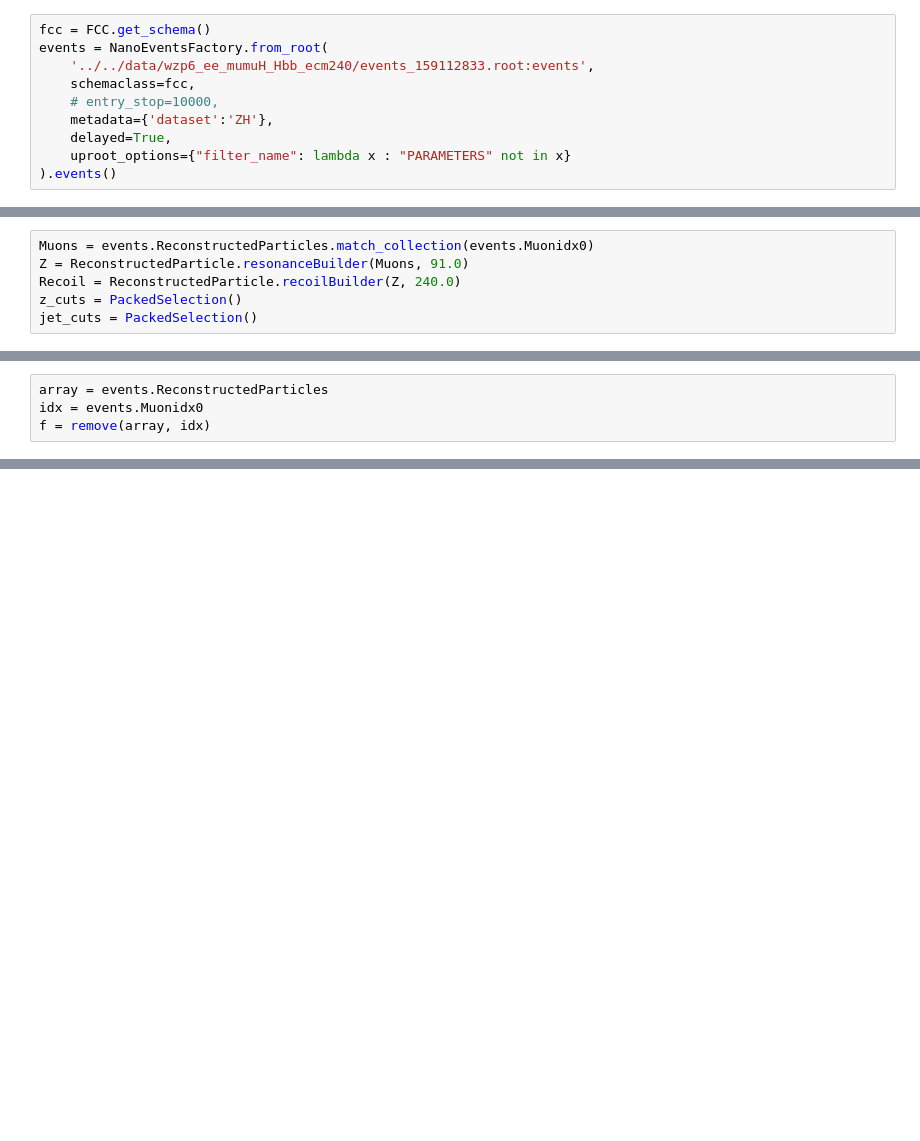
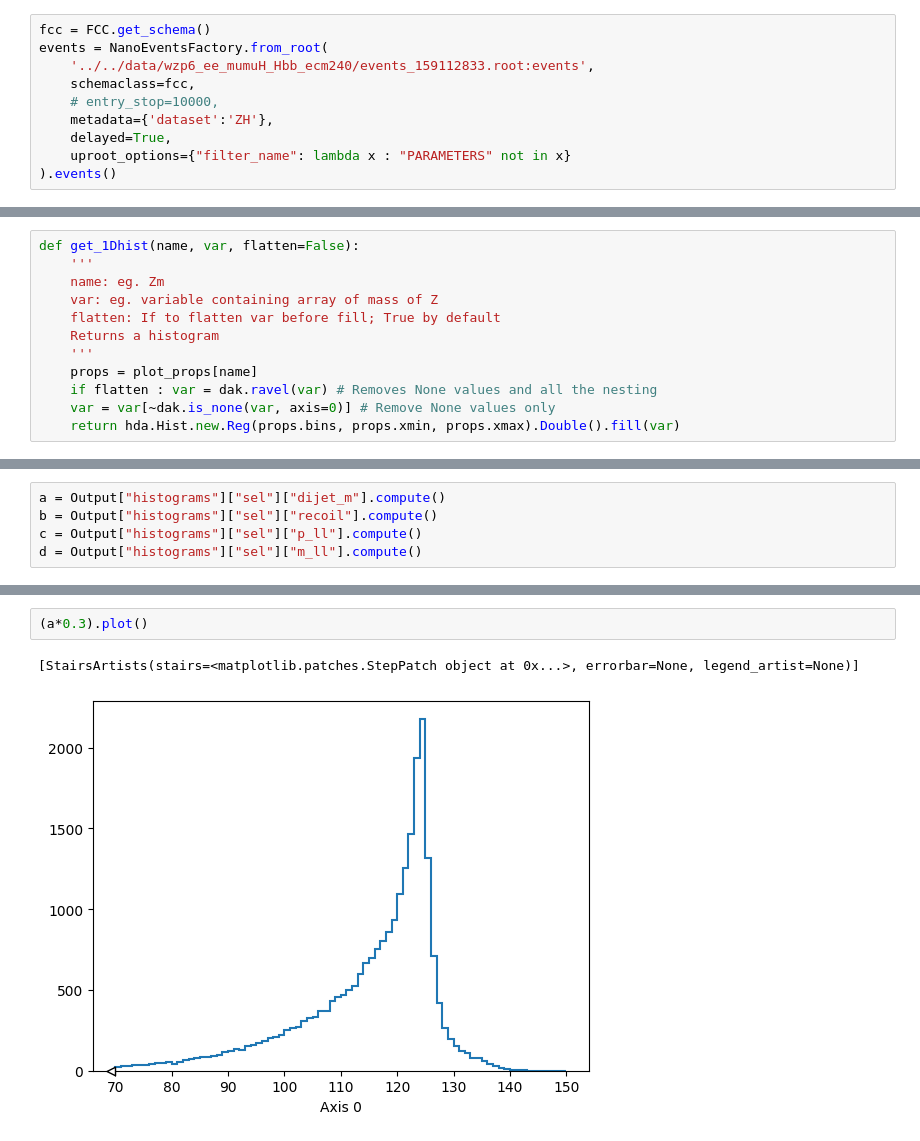
Before and after one commit to prayagyadav/coffea-fcc-analyses, a Jupyter notebook: development/jetclustering/Playground.ipynb, the cells around one changed output, grey strips where cells are left out. Saved outputs shown, nothing was run; the diff lists cells and outputs as text; blank space fills up the shorter version.

```diff
--- a/development/jetclustering/Playground.ipynb
+++ b/development/jetclustering/Playground.ipynb
@@ -78,6 +48,0 @@ events = NanoEventsFactory.from_root(
-# %%
-Muons = events.ReconstructedParticles.match_collection(events.Muonidx0)
-Z = ReconstructedParticle.resonanceBuilder(Muons, 91.0)
-Recoil = ReconstructedParticle.recoilBuilder(Z, 240.0)
-z_cuts = PackedSelection()
-jet_cuts = PackedSelection()
@@ -125,4 +48,0 @@ def remove(array, idx):
-# %%
-array = events.ReconstructedParticles
-idx = events.Muonidx0
-f = remove(array, idx)
@@ -259,0 +49,12 @@ dask.awkward<concatenate, npartitions=1>
+# %%
+def get_1Dhist(name, var, flatten=False):
+    '''
+    name: eg. Zm
+    var: eg. variable containing array of mass of Z
+    flatten: If to flatten var before fill; True by default
+    Returns a histogram
+    '''
+    props = plot_props[name]
+    if flatten : var = dak.ravel(var) # Removes None values and all the nesting
+    var = var[~dak.is_none(var, axis=0)] # Remove None values only
+    return hda.Hist.new.Reg(props.bins, props.xmin, props.xmax).Double().fill(var)
@@ -259,0 +135,5 @@ dask.awkward<concatenate, npartitions=1>
+# %%
+a = Output["histograms"]["sel"]["dijet_m"].compute()
+b = Output["histograms"]["sel"]["recoil"].compute()
+c = Output["histograms"]["sel"]["p_ll"].compute()
+d = Output["histograms"]["sel"]["m_ll"].compute()
@@ -259,0 +154,5 @@ dask.awkward<concatenate, npartitions=1>
+# %%
+(a*0.3).plot()
+# %% [output]
+[StairsArtists(stairs=<matplotlib.patches.StepPatch object at 0x...>, errorbar=None, legend_artist=None)]
+[figure, added]
```
Also changed, not shown: parts of 36 cells of this notebook, 7 other files.
